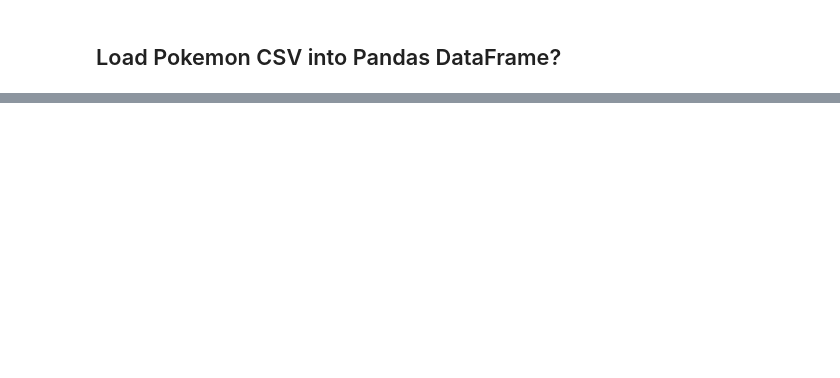
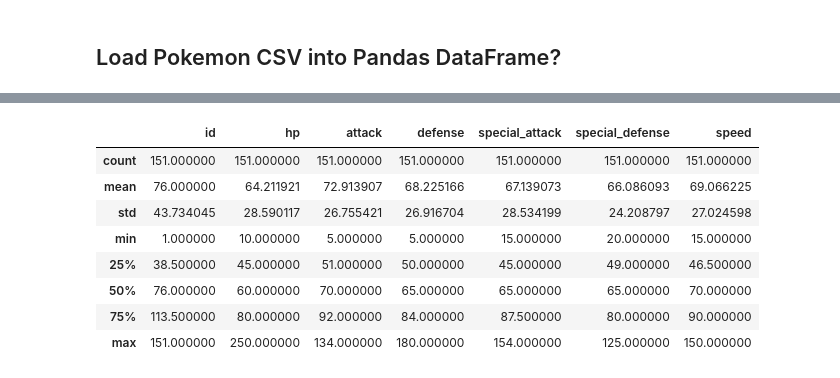
Before and after one commit to MaterDev/Python_Jupyter_Experiments, a Jupyter notebook: projects/01_poke_data/main.ipynb, the cells around one changed output, grey strips where cells are left out. Cells and saved outputs as stored; diff of their text form; code cells hidden in the pictures; blank space fills up the shorter version.

```diff
--- a/projects/01_poke_data/main.ipynb
+++ b/projects/01_poke_data/main.ipynb
@@ -62,0 +85,13 @@ poke_df.head()
+# %%
+# provide basic stats on the data
+poke_df.describe()
+# %% [output]
+|  | id | hp | attack | defense | special_attack | special_defense | speed |
+| count | 151.000000 | 151.000000 | 151.000000 | 151.000000 | 151.000000 | 151.000000 | 151.000000 |
+| mean | 76.000000 | 64.211921 | 72.913907 | 68.225166 | 67.139073 | 66.086093 | 69.066225 |
+| std | 43.734045 | 28.590117 | 26.755421 | 26.916704 | 28.534199 | 24.208797 | 27.024598 |
+| min | 1.000000 | 10.000000 | 5.000000 | 5.000000 | 15.000000 | 20.000000 | 15.000000 |
+| 25% | 38.500000 | 45.000000 | 51.000000 | 50.000000 | 45.000000 | 49.000000 | 46.500000 |
+| 50% | 76.000000 | 60.000000 | 70.000000 | 65.000000 | 65.000000 | 65.000000 | 70.000000 |
+| 75% | 113.500000 | 80.000000 | 92.000000 | 84.000000 | 87.500000 | 80.000000 | 90.000000 |
+| max | 151.000000 | 250.000000 | 134.000000 | 180.000000 | 154.000000 | 125.000000 | 150.000000 |
```
Also changed, not shown: parts of 6 cells of this notebook, 1 other file.
